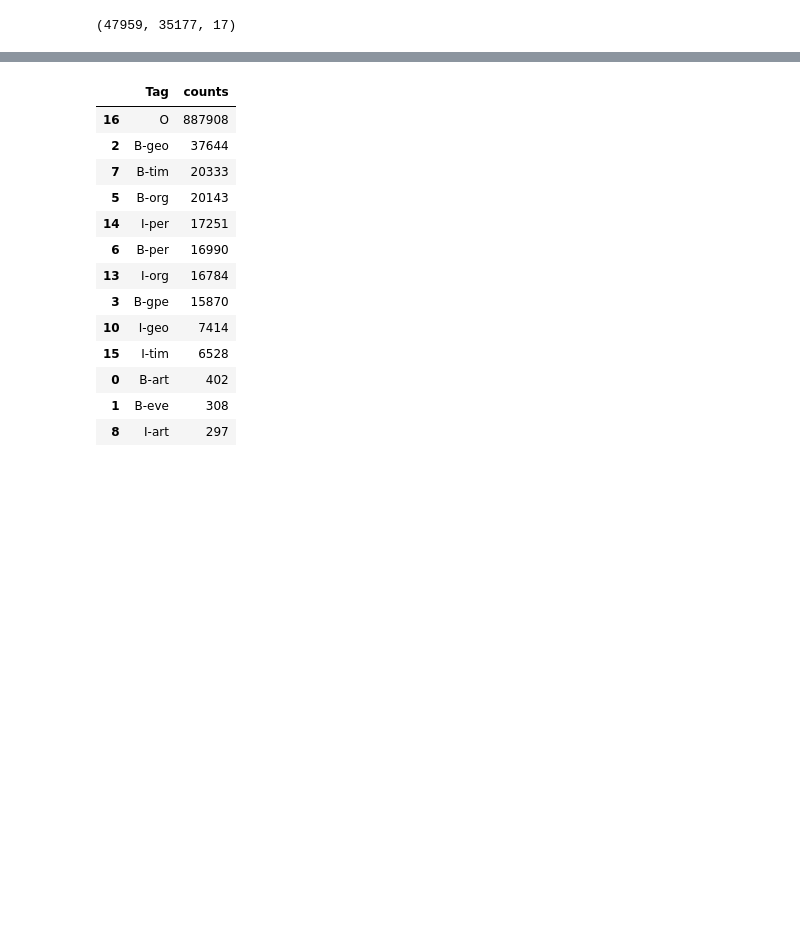
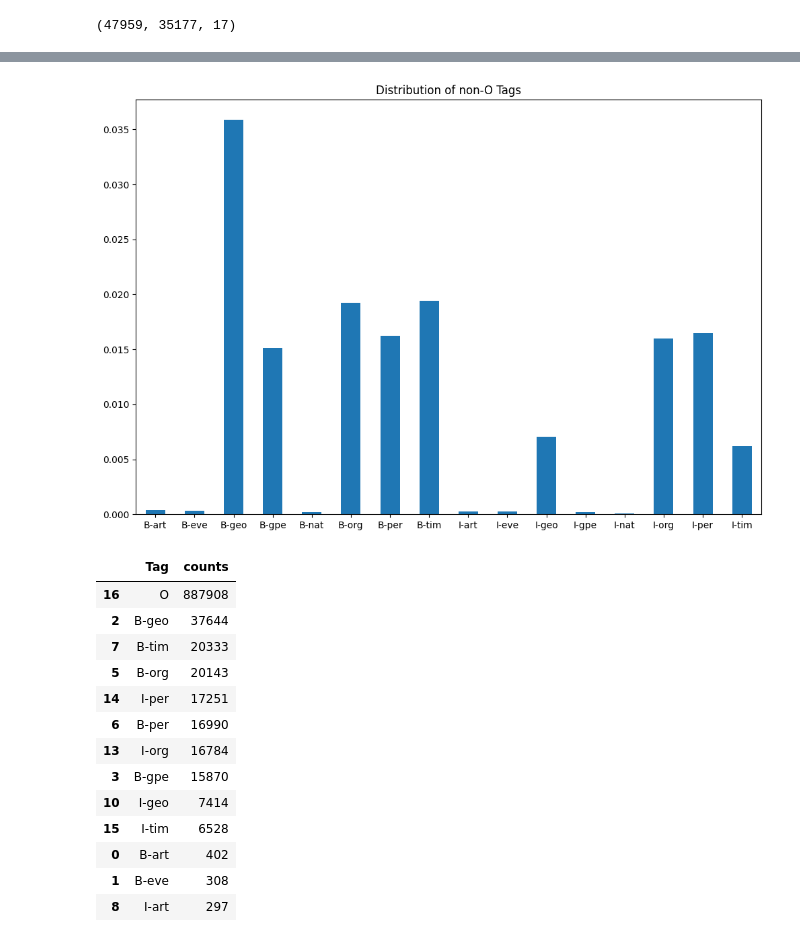
Before and after one commit to pypratikyesankar9/NLP_demystified, a Jupyter notebook: Named_entity_first_cut_model.ipynb, the cells around one changed output, grey strips where cells are left out. Cells and saved outputs as stored; diff of their text form; code cells hidden in the pictures; blank space fills up the shorter version.

```diff
--- a/Named_entity_first_cut_model.ipynb
+++ b/Named_entity_first_cut_model.ipynb
@@ -103,3 +91,14 @@ plt.show()
+# %%
+
+bins, counts = np.unique(data[data.Tag != 'O'].Tag, return_counts=True)
+freq_series = pd.Series(counts/len(data))
+plt.figure(figsize=(12, 8))
+ax = freq_series.plot(kind='bar')
+ax.set_xticklabels(bins, rotation=0)
+ax.set_title('Distribution of non-O Tags')
+plt.show()
+# %% [output]
+[figure, added]
 # %%
 data.groupby('Tag').size().reset_index(name='counts').sort_values(by = 'counts', ascending= False)
 # %% [output]
```
Also changed, not shown: parts of 19 cells of this notebook.
